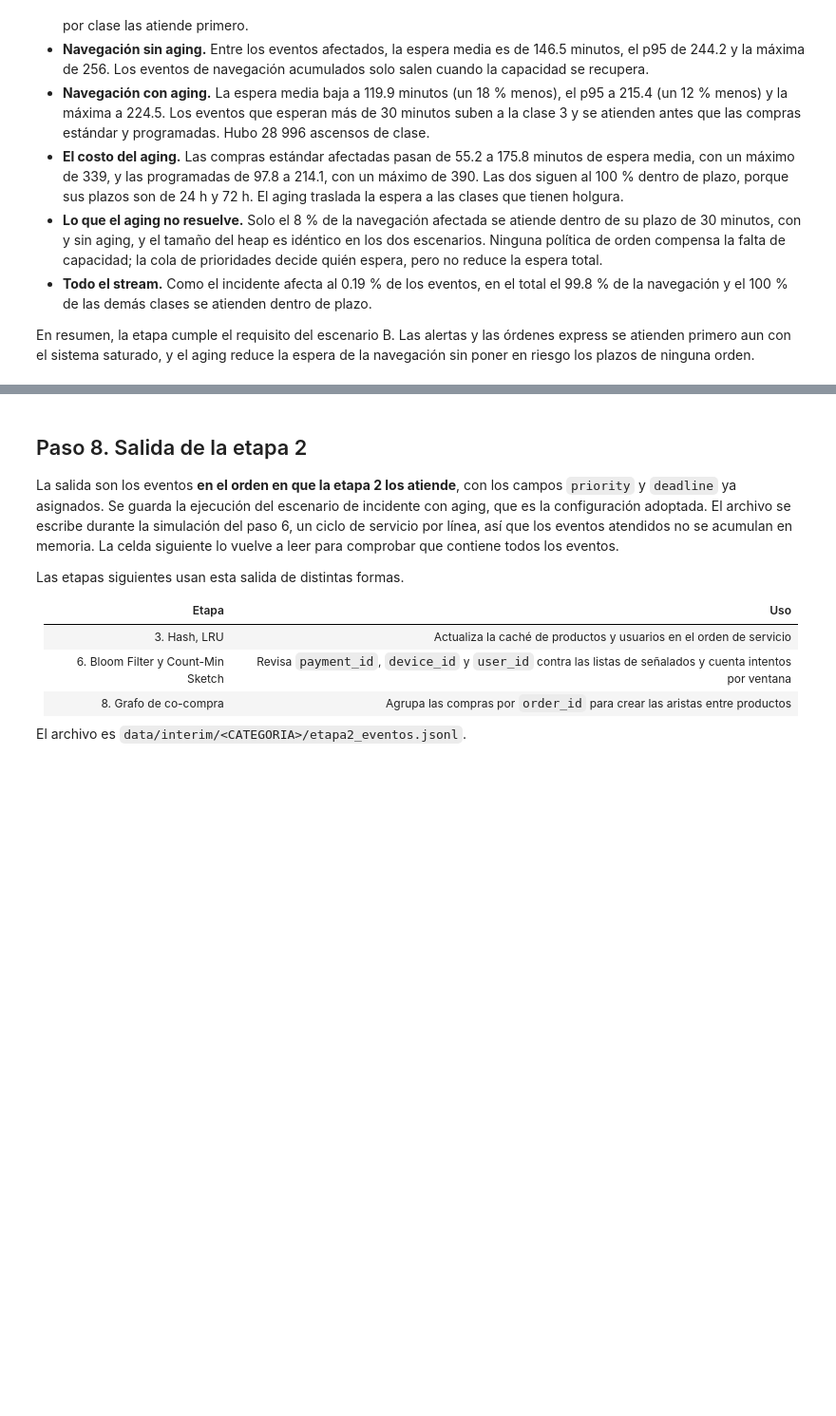
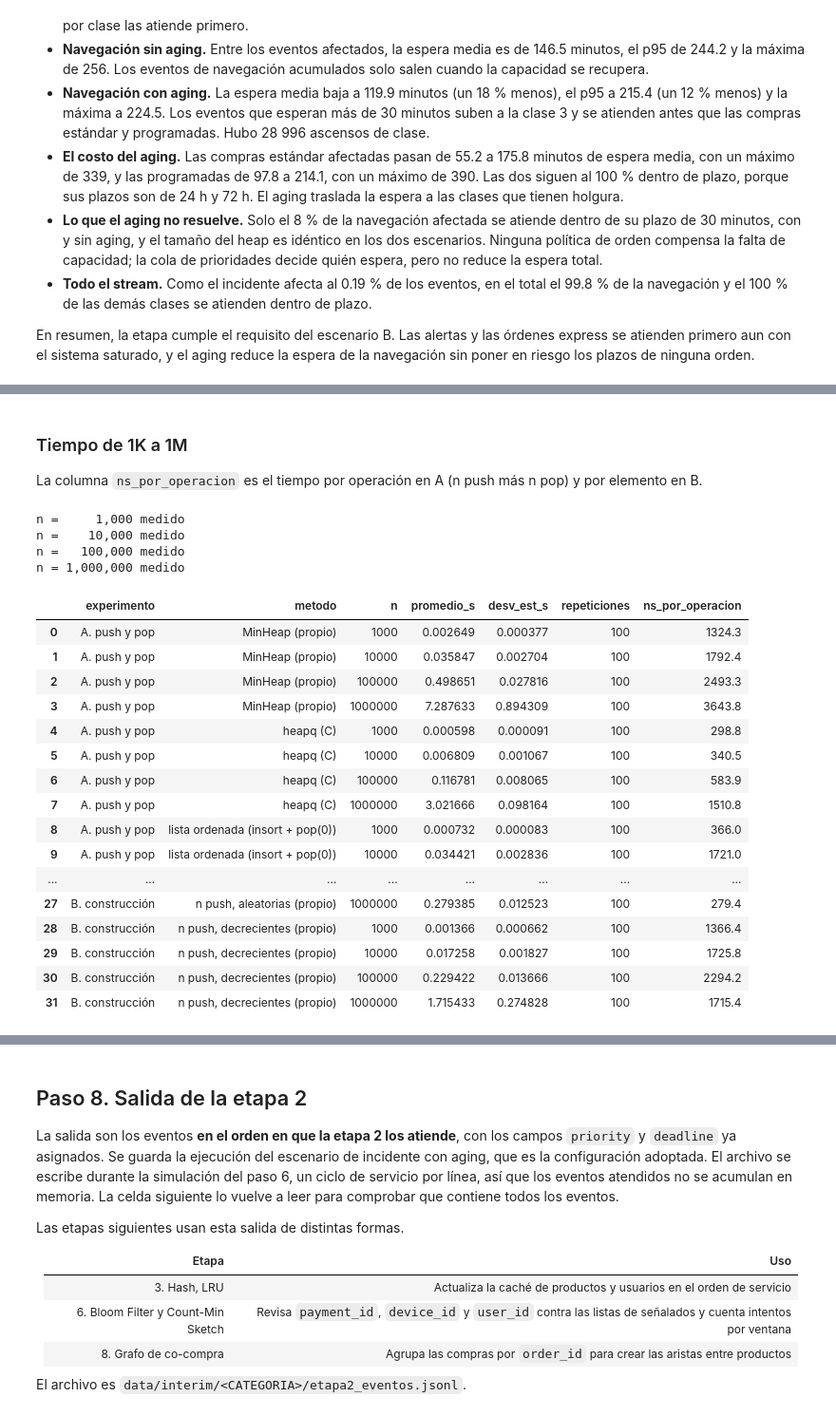
Before and after one commit to AlexanderPereda/proyecto_final_grupo1, a Jupyter notebook: notebooks/etapa2_cola_prioridades.ipynb, the cells around one changed output, grey strips where cells are left out. Shown at 95% size. Drawn from its saved outputs; the diff is of its cells as text; code cells hidden in the pictures; blank space fills up the shorter version.

```diff
--- a/notebooks/etapa2_cola_prioridades.ipynb
+++ b/notebooks/etapa2_cola_prioridades.ipynb
@@ -774,0 +836,49 @@ A 100K la lista ordenada ya es 4 veces más lenta que `MinHeap`, y la diferencia
+# %% [markdown]
+### Tiempo de 1K a 1M
+
+La columna `ns_por_operacion` es el tiempo por operación en A (n push más n pop) y por elemento en B.
+# %%
+if ruta_tiempos_exp.exists() and not REEJECUTAR_EXPERIMENTOS:
+    tiempos_exp = pd.read_csv(ruta_tiempos_exp)
+    print(f"Resultados leídos de {ruta_tiempos_exp.relative_to(RAIZ)}")
+else:
+    filas = []
+    for n in TAMANOS:
+        datos = {}                                  # las claves de cada generador, una vez por tamaño
+        for experimento, metodos in EXPERIMENTOS.items():
+            for metodo, (generar, llenar, vaciar) in metodos.items():
+                claves = datos.setdefault(generar, generar(n))
+                for rep in range(repeticiones_para(metodo, n)):
+                    filas.append({"experimento": experimento, "metodo": metodo, "n": n, "repeticion": rep,
+                                  "segundos": medir_tiempo(llenar, vaciar, claves)})
+        del datos, claves
+        print(f"n = {n:>9,} medido")
+    tiempos_exp = pd.DataFrame(filas)
+    tiempos_exp.to_csv(ruta_tiempos_exp, index=False)
+
+resumen_exp = (tiempos_exp.groupby(["experimento", "metodo", "n"])["segundos"]
+               .agg(promedio_s="mean", desv_est_s="std", repeticiones="count").reset_index())
+resumen_exp["ns_por_operacion"] = ns_por_operacion(resumen_exp, "promedio_s")
+resumen_exp.round({"promedio_s": 6, "desv_est_s": 6, "ns_por_operacion": 1})
+# %% [output]
+n =     1,000 medido
+n =    10,000 medido
+n =   100,000 medido
+n = 1,000,000 medido
+|  | experimento | metodo | n | promedio_s | desv_est_s | repeticiones | ns_por_operacion |
+| 0 | A. push y pop | MinHeap (propio) | 1000 | 0.002649 | 0.000377 | 100 | 1324.3 |
+| 1 | A. push y pop | MinHeap (propio) | 10000 | 0.035847 | 0.002704 | 100 | 1792.4 |
+| 2 | A. push y pop | MinHeap (propio) | 100000 | 0.498651 | 0.027816 | 100 | 2493.3 |
+| 3 | A. push y pop | MinHeap (propio) | 1000000 | 7.287633 | 0.894309 | 100 | 3643.8 |
+| 4 | A. push y pop | heapq (C) | 1000 | 0.000598 | 0.000091 | 100 | 298.8 |
+| 5 | A. push y pop | heapq (C) | 10000 | 0.006809 | 0.001067 | 100 | 340.5 |
+| 6 | A. push y pop | heapq (C) | 100000 | 0.116781 | 0.008065 | 100 | 583.9 |
+| 7 | A. push y pop | heapq (C) | 1000000 | 3.021666 | 0.098164 | 100 | 1510.8 |
+| 8 | A. push y pop | lista ordenada (insort + pop(0)) | 1000 | 0.000732 | 0.000083 | 100 | 366.0 |
+| 9 | A. push y pop | lista ordenada (insort + pop(0)) | 10000 | 0.034421 | 0.002836 | 100 | 1721.0 |
+| ... | ... | ... | ... | ... | ... | ... | ... |
+| 27 | B. construcción | n push, aleatorias (propio) | 1000000 | 0.279385 | 0.012523 | 100 | 279.4 |
+| 28 | B. construcción | n push, decrecientes (propio) | 1000 | 0.001366 | 0.000662 | 100 | 1366.4 |
+| 29 | B. construcción | n push, decrecientes (propio) | 10000 | 0.017258 | 0.001827 | 100 | 1725.8 |
+| 30 | B. construcción | n push, decrecientes (propio) | 100000 | 0.229422 | 0.013666 | 100 | 2294.2 |
+| 31 | B. construcción | n push, decrecientes (propio) | 1000000 | 1.715433 | 0.274828 | 100 | 1715.4 |
```
Also changed, not shown: parts of 22 cells of this notebook, 12 other files.
